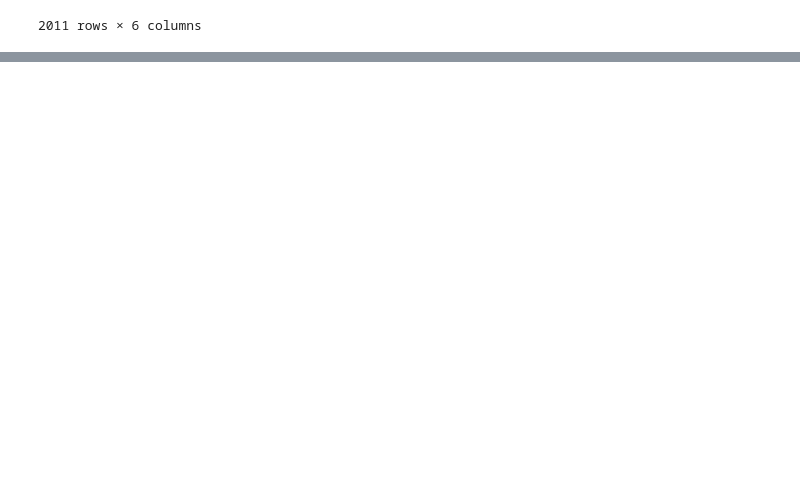
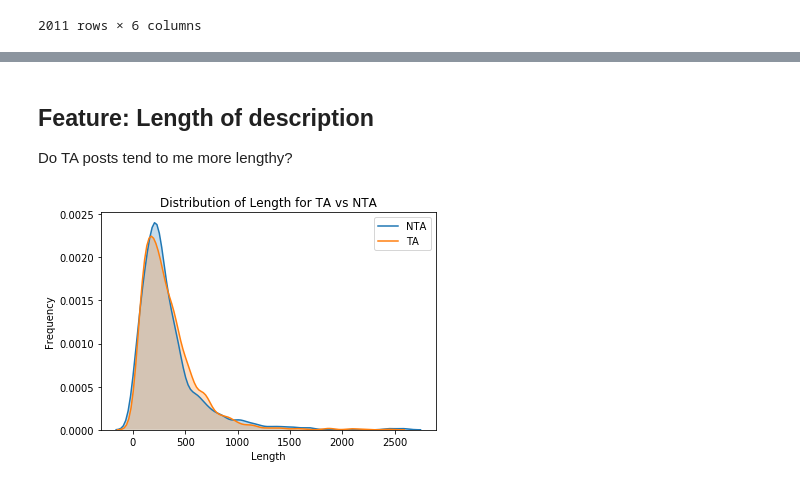
Before and after one commit to h-parker/AITA_classifier, a Jupyter notebook: nlp&eda.ipynb, the cells around one changed output, grey strips where cells are left out. Saved outputs shown, nothing was run; the diff lists cells and outputs as text; code cells hidden in the pictures; blank space fills up the shorter version.

```diff
--- a/nlp&eda.ipynb
+++ b/nlp&eda.ipynb
@@ -29,3 +34,5 @@ data
 | 7lzx65 | 0 | 7lzx65 | Ever since I can remember, I’ve b... | AITA for being angry my whole life? | https://www.reddit.com/r/AmItheAs... | None |
 | 7m3pjr | 0 | 7m3pjr | My girlfriend and I originally pl... | WIBTA if I skip my girlfriend's C... | https://www.reddit.com/r/AmItheAs... | None |
 2011 rows × 6 columns
+# %%
+data = data.astype({'judgement': 'int32'}, inplace=True)
@@ -31,0 +50,18 @@ data
+# %% [markdown]
+## Feature: Length of description
+Do TA posts tend to me more lengthy?
+# %%
+import re
+
+data['length'] = data['description'].apply(lambda x: len(re.split(r'\n|\s', x)))
+# %%
+import seaborn as sns
+ax = sns.kdeplot(data[['length', 'judgement']][data['judgement'] == 1]['length'], shade = True, label="NTA")
+ax = sns.kdeplot(data[['length', 'judgement']][data['judgement'] == 0]['length'], shade = True, label="TA")
+ax.set_xlabel('Length')
+ax.set_ylabel('Frequency')
+ax.set_title('Distribution of Length for TA vs NTA')
+
+fig = ax.get_figure()
+# %% [output]
+[figure, added]
```
Also changed, not shown: parts of 36 cells of this notebook, 1 other file.
